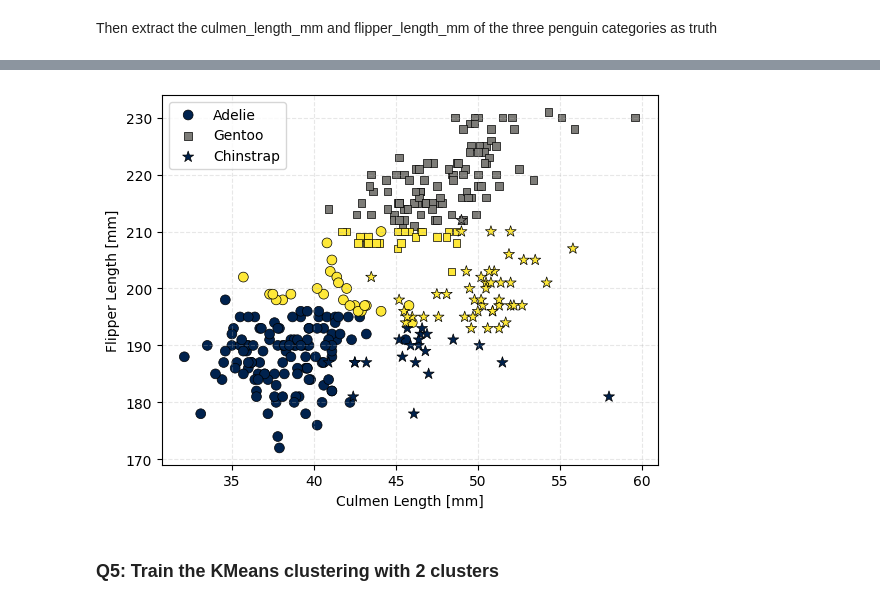
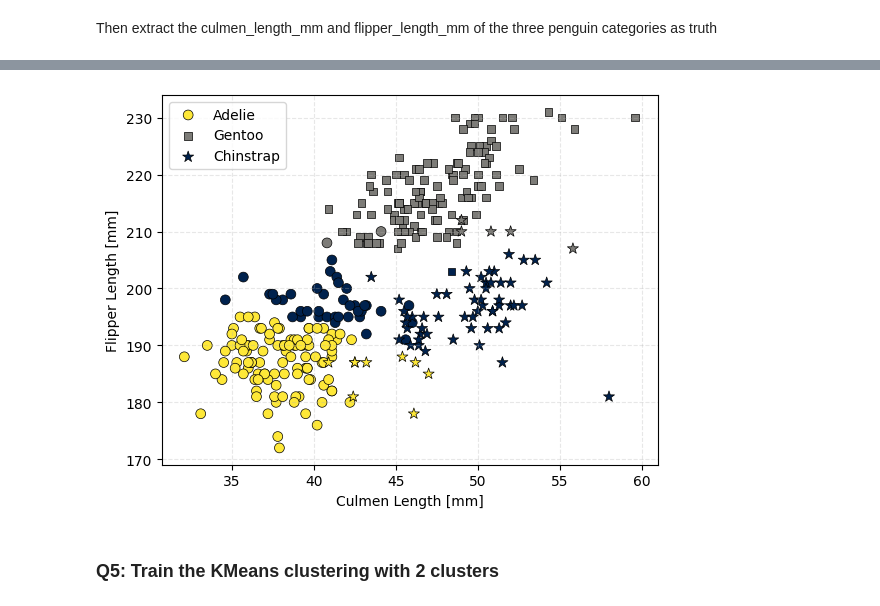
Before and after one commit to FilippoCasellini/2024_Intro_Python, a Jupyter notebook: fcasellini_exercices_W4_S1.ipynb, the cells around one changed output, grey strips where cells are left out. Saved outputs shown, nothing was run; the diff lists cells and outputs as text; code cells hidden in the pictures.

```diff
--- a/fcasellini_exercices_W4_S1.ipynb
+++ b/fcasellini_exercices_W4_S1.ipynb
@@ -216,19 +216,22 @@ Recreate the figure below
 ![plot3.png](embedded-picture-1)
 # %%
 #
-plt.scatter(Adelie['culmen_length_mm'],Adelie['flipper_length_mm'],
+plt.scatter(penguin_df[penguin_df['species']=='Adelie']['culmen_length_mm'],
+            penguin_df[penguin_df['species']=='Adelie']['flipper_length_mm'],
             c=penguin_df[penguin_df['species']=='Adelie']['label'],s=50,marker='o',label='Adelie', cmap='cividis',edgecolors='k',linewidths=0.5,vmin=0,vmax=2)
-plt.scatter(Gentoo['culmen_length_mm'],Gentoo['flipper_length_mm'],
+plt.scatter(penguin_df[penguin_df['species']=='Gentoo']['culmen_length_mm'],
+            penguin_df[penguin_df['species']=='Gentoo']['flipper_length_mm'],
             c=penguin_df[penguin_df['species']=='Gentoo']['label'],s=30,marker='s',label='Gentoo', cmap='cividis',edgecolors='k',linewidths=0.5,vmin=0,vmax=2)
-plt.scatter(Chinstrap['culmen_length_mm'],Chinstrap['flipper_length_mm'],
+plt.scatter(penguin_df[penguin_df['species']=='Chinstrap']['culmen_length_mm'],
+            penguin_df[penguin_df['species']=='Chinstrap']['flipper_length_mm'],
             c=penguin_df[penguin_df['species']=='Chinstrap']['label'],s=70,marker='*',label='Chinstrap', cmap='cividis',edgecolors='k',linewidths=0.5,vmin=0,vmax=2)
 plt.grid(linestyle='--',alpha=0.3)
 plt.ylabel('Flipper Length [mm]')
 plt.xlabel('Culmen Length [mm]')
 plt.legend()
 plt.show()
 # %% [output]
-[figure, old version]
+[figure, new version]
 # %% [markdown]
 ### Q5: Train the KMeans clustering with 2 clusters
 # %%
```
Also changed, not shown: parts of 2 cells of this notebook.
